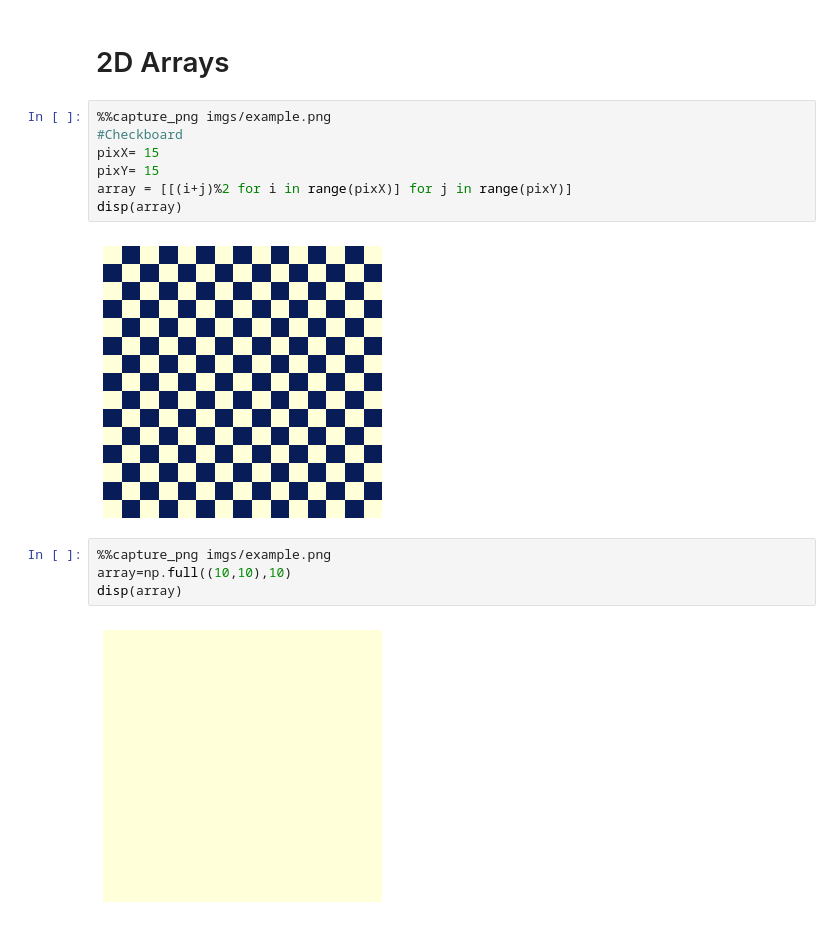
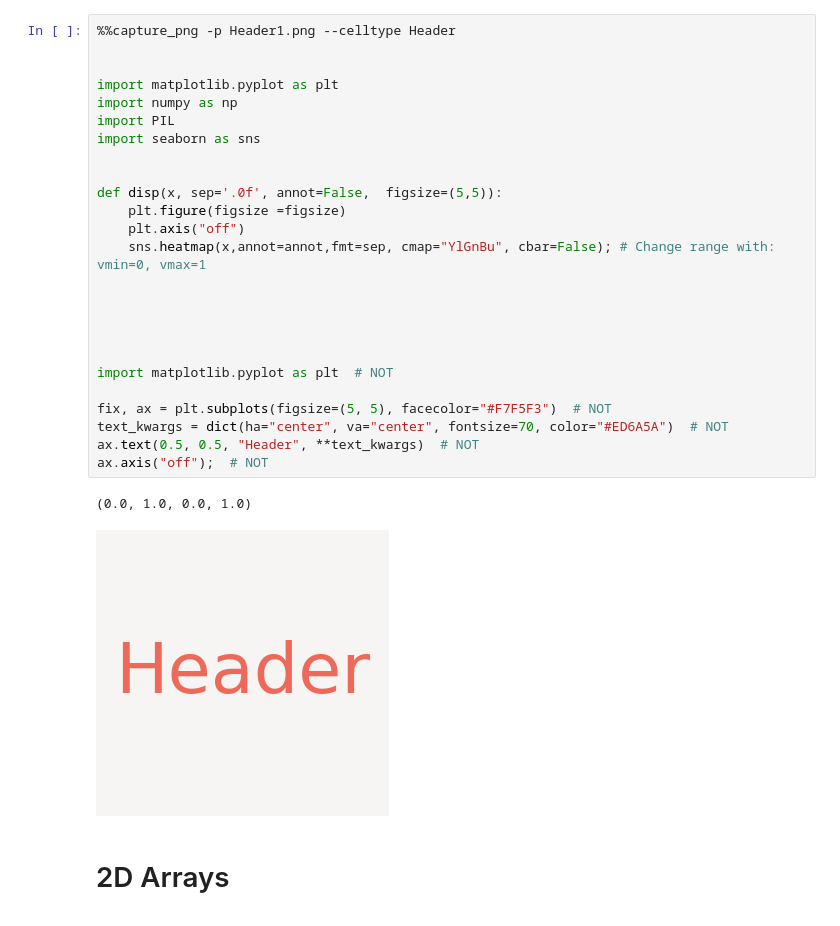
Before and after one commit to kolibril13/further_ideas_plywood_gallery, a Jupyter notebook: 03_array_gallery.ipynb, the cells around one changed output. Drawn from its saved outputs; the diff is of its cells as text.

```diff
--- a/03_array_gallery.ipynb
+++ b/03_array_gallery.ipynb
@@ -1,17 +8,30 @@
+# %%
+%%capture_png -p Header1.png --celltype Header
+
+
+import matplotlib.pyplot as plt
+import numpy as np
+import PIL
+import seaborn as sns
+
+
+def disp(x, sep='.0f', annot=False,  figsize=(5,5)):
+    plt.figure(figsize =figsize)
+    plt.axis("off")
+    sns.heatmap(x,annot=annot,fmt=sep, cmap="YlGnBu", cbar=False); # Change range with: vmin=0, vmax=1
+
+
+
+
+
+import matplotlib.pyplot as plt  # NOT
+
+fix, ax = plt.subplots(figsize=(5, 5), facecolor="#F7F5F3")  # NOT
+text_kwargs = dict(ha="center", va="center", fontsize=70, color="#ED6A5A")  # NOT
+ax.text(0.5, 0.5, "Header", **text_kwargs)  # NOT
+ax.axis("off");  # NOT
+# %% [output]
+(0.0, 1.0, 0.0, 1.0)
+[figure, added]
 # %% [markdown]
 # 2D Arrays
-# %%
-%%capture_png imgs/example.png
-#Checkboard
-pixX= 15
-pixY= 15
-array = [[(i+j)%2 for i in range(pixX)] for j in range(pixY)]
-disp(array)
-# %% [output]
-[figure, removed]
-# %%
-%%capture_png imgs/example.png
-array=np.full((10,10),10)
-disp(array)
-# %% [output]
-[figure, removed]
```
Also changed, not shown: parts of 43 cells of this notebook, 34 other files.
